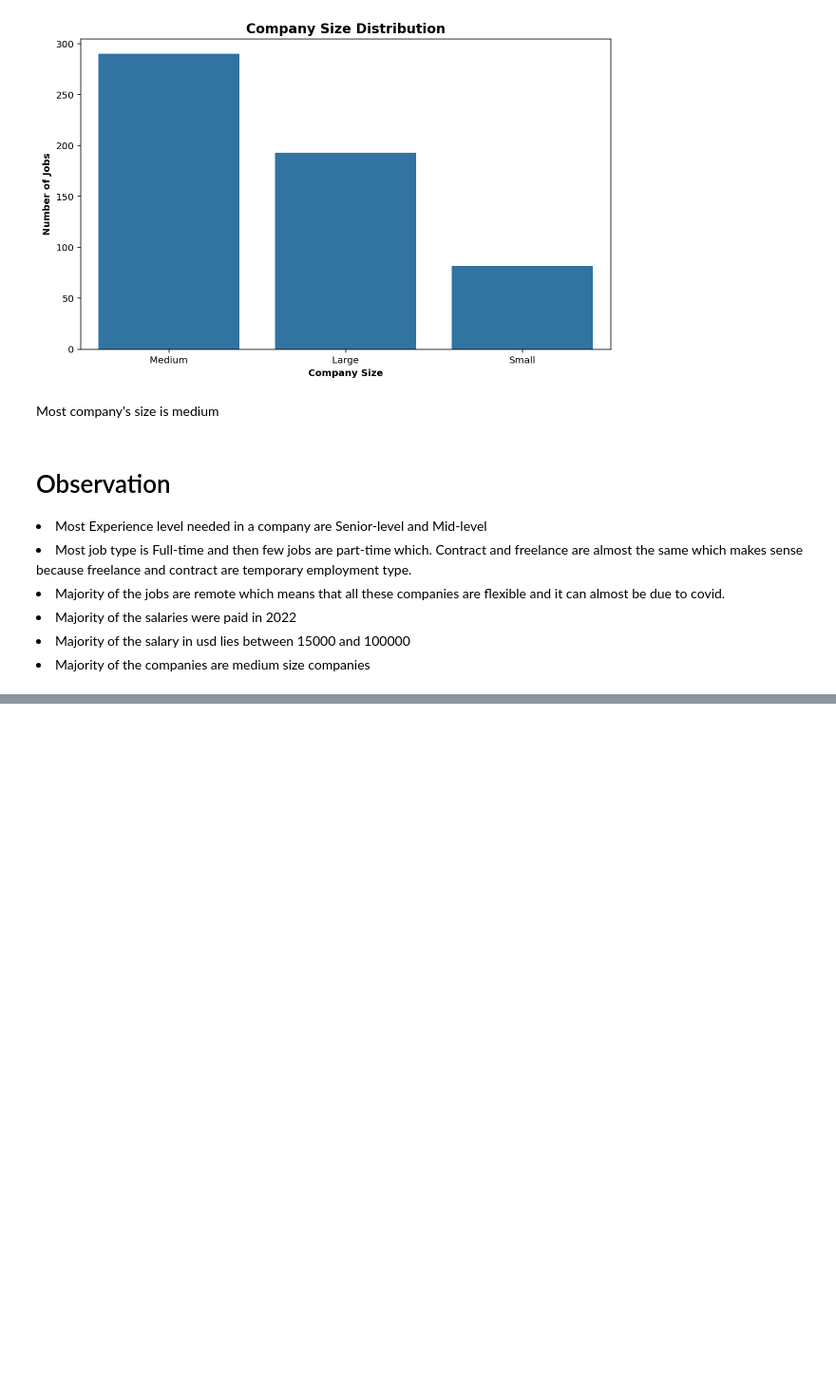
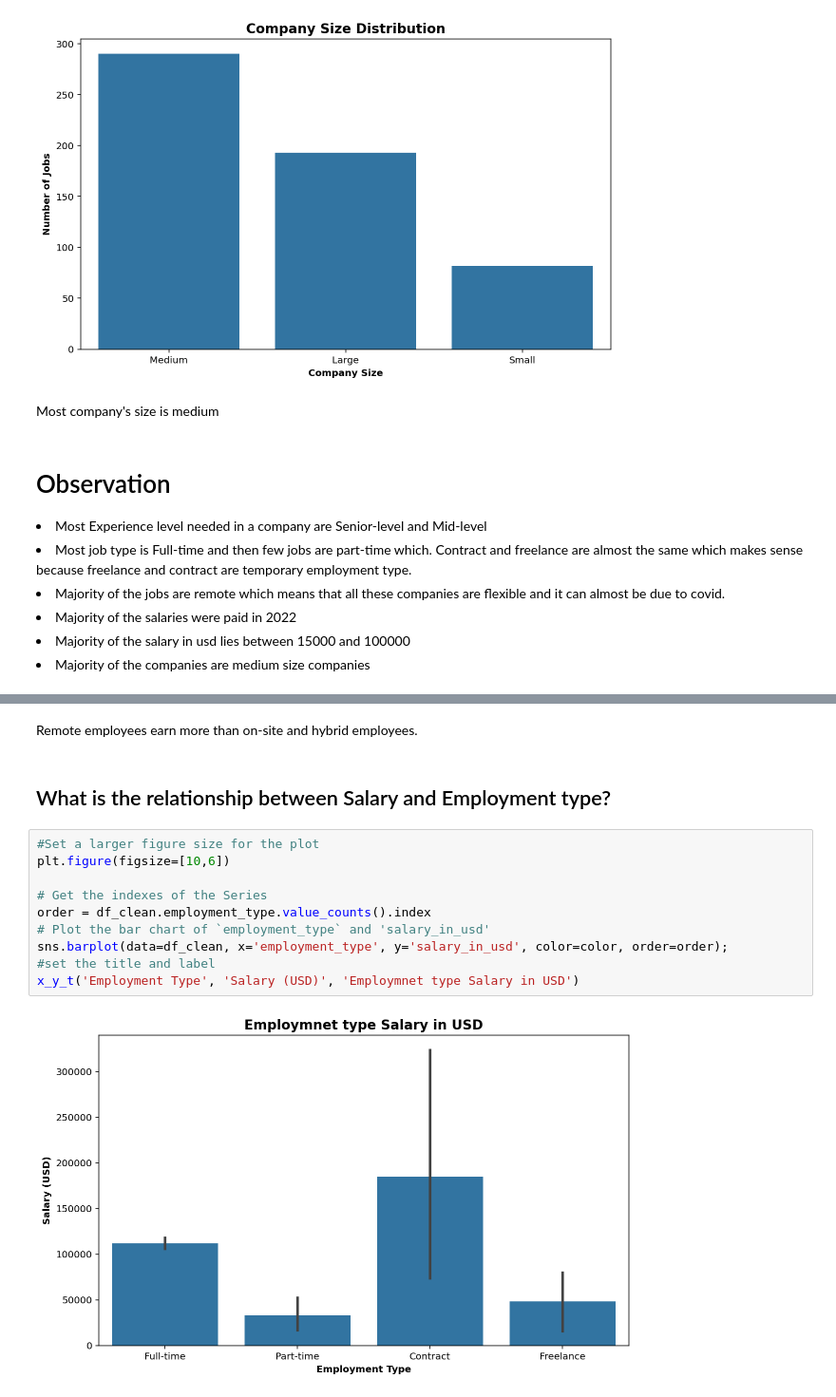
Before and after one commit to Farisi001/Data-Science-Salary-Exploration, a Jupyter notebook: DS_salaries.ipynb, the cells around one changed output, grey strips where cells are left out. Shown at 95% size. Drawn from its saved outputs; the diff is of its cells as text; blank space fills up the shorter version.

```diff
--- a/DS_salaries.ipynb
+++ b/DS_salaries.ipynb
@@ -494,0 +557,16 @@ Most company's size is medium
+# %% [markdown]
+Remote employees earn more than on-site and hybrid employees.
+# %% [markdown]
+## What is the relationship between Salary and Employment type?
+# %%
+#Set a larger figure size for the plot
+plt.figure(figsize=[10,6])
+
+# Get the indexes of the Series
+order = df_clean.employment_type.value_counts().index
+# Plot the bar chart of `employment_type` and 'salary_in_usd'
+sns.barplot(data=df_clean, x='employment_type', y='salary_in_usd', color=color, order=order);
+#set the title and label
+x_y_t('Employment Type', 'Salary (USD)', 'Employmnet type Salary in USD')
+# %% [output]
+[figure, added]
```
Also changed, not shown: parts of 21 cells of this notebook, 3 other files.
